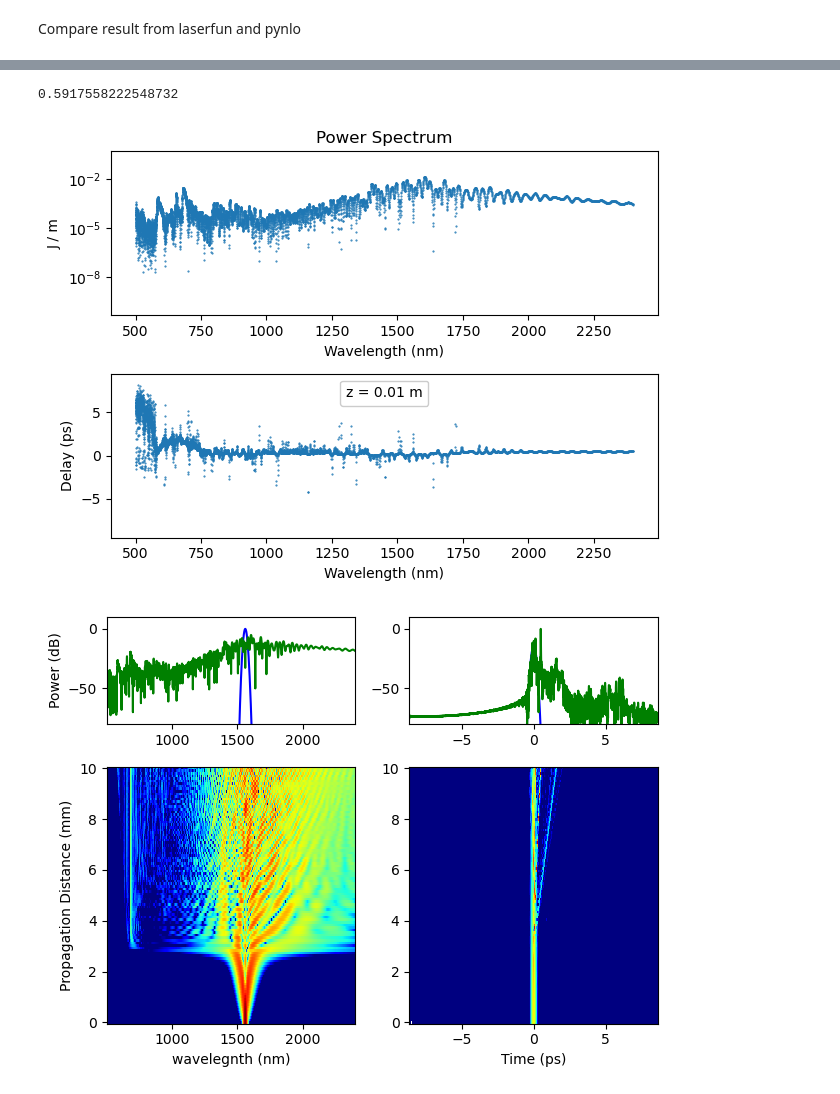
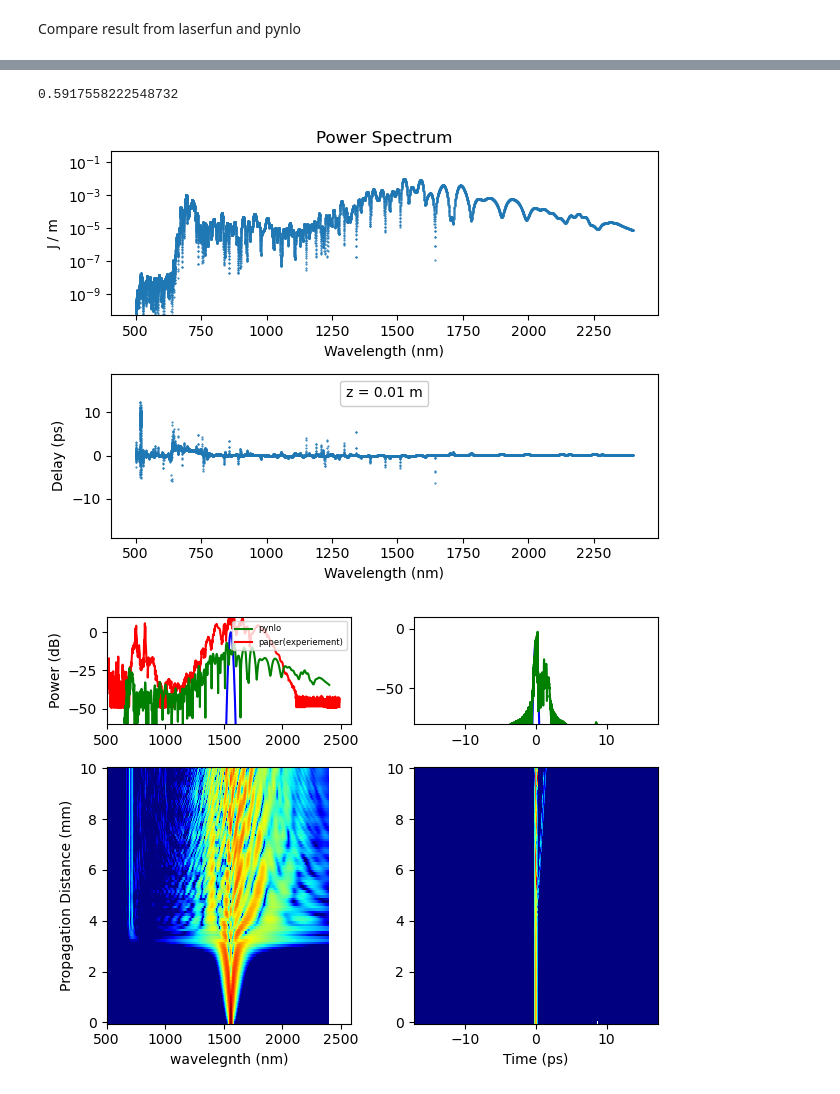
Before and after one commit to elizaleung830/SC-generation-stimulation, a Jupyter notebook: SCG_Stimulation/Benchmark/laserfun/Juanjuan 2019/code/Figure4a.ipynb, the cells around one changed output, grey strips where cells are left out. Drawn from its saved outputs; the diff is of its cells as text; code cells hidden in the pictures.

Commit message:
add simulation data

```diff
--- a/SCG_Stimulation/Benchmark/laserfun/Juanjuan 2019/code/Figure4a.ipynb
+++ b/SCG_Stimulation/Benchmark/laserfun/Juanjuan 2019/code/Figure4a.ipynb
@@ -20,7 +20,7 @@ TOD = False  # Third order dispersion (ps^3)
 FOD = False  # Fourth order dispersion
 rep_rate = 80 * 1e6 # rep rate in hz
 # simulation parameters
-Window = 4  # simulation window (ps)
+Window = 10  # simulation window (ps)
 Steps = 200  # simulation steps
 Points = 2 ** 14  # simulation points
 rtol = 1e-4  # relative error for NLSE integrator
@@ -69,7 +69,7 @@ f.set_dispersion_function(disp_function, dispersion_format='n')
 results = lf.NLSE(p, f, raman=Raman, shock=Steep, nsaves=Steps, rtol=rtol,
                   atol=atol, print_status=True)
 ###
-fig, axes = results.plot(wavelength=True, show=False, tlim=(-2, 2), flim=(500, 2500), units="dB",rep_rate= rep_rate, cparam = [50, 60])
+fig, axes = results.plot(wavelength=True, show=False, tlim=(-5, 5), flim=(500, 2500), units="dB",rep_rate= rep_rate, cparam = [50, 60])
 
 #------------- Plot reference -----------
 ref = pd.read_csv(
@@ -164,7 +164,7 @@ def dB(num):
 # Calculate Gamma
 
 
-n_points = 2**13
+n_points = 2**14
 center_wl = 1560 *1e-9
 start_wl = 500 *1e-9
 end_wl = 2400 *1e-9
@@ -236,7 +236,7 @@ mode = pynlo.medium.Mode(pulse.v_grid, beta, g3=g3, g2=g2)
 model = pynlo.model.UPE(pulse, mode)
 
 #---- Estimate step size
-local_error = 1e-4
+local_error = 1e-6
 dz = model.estimate_step_size(local_error=local_error)
 
 pulse_out, z, a_t, a_v = model.simulate(length, dz=dz, local_error=local_error, n_records=100, plot="wvl")
@@ -244,34 +244,44 @@ pulse_out, z, a_t, a_v = model.simulate(length, dz=dz, local_error=local_error,
 fig = plt.figure("Simulation Results", clear=True)
 ax0 = plt.subplot2grid((3,2), (0, 0), rowspan=1)
 ax1 = plt.subplot2grid((3,2), (0, 1), rowspan=1)
 ax2 = plt.subplot2grid((3,2), (1, 0), rowspan=2, sharex=ax0)
 ax3 = plt.subplot2grid((3,2), (1, 1), rowspan=2, sharex=ax1)
 
 p_v_dB = 10*np.log10(np.abs(a_v)**2)
 p_v_dB -= p_v_dB.max()
 
 w_grid = c/(pulse.v_grid)*1e9
 ax0.plot(w_grid, p_v_dB[0], color="b")
-ax0.plot(w_grid, p_v_dB[-1], color="g")
+ax0.plot(w_grid, p_v_dB[-1], color="g", label="pynlo")
 ax2.pcolormesh(w_grid, 1e3*z, p_v_dB,
                vmin=-40.0, vmax=0, shading="auto")
-ax0.set_ylim(bottom=-80, top=10)
+ax0.set_ylim(bottom=-60, top=10)
 ax2.set_xlabel('wavelegnth (nm)')
 
 p_t_dB = 10*np.log10(np.abs(a_t)**2)
 p_t_dB -= p_t_dB.max()
 ax1.plot(1e12*pulse.t_grid, p_t_dB[0], color="b")
 ax1.plot(1e12*pulse.t_grid, p_t_dB[-1], color="g")
 ax3.pcolormesh(1e12*pulse.t_grid, 1e3*z, p_t_dB,
                vmin=-40.0, vmax=0, shading="auto")
 ax1.set_ylim(bottom=-80, top=10)
 ax3.set_xlabel('Time (ps)')
 
 ax0.set_ylabel('Power (dB)')
 ax2.set_ylabel('Propagation Distance (mm)')
+#------------- Plot reference -----------
+ref = pd.read_csv(
+    "../reference_data/Figure4a.csv", dtype=np.float64
+)
+ref_x, ref_y = np.split(ref.values, 2, axis=1)
+
+ax0.plot(ref_x, ref_y + 30, c="red", label="paper(experiement)", zorder=0)
+ax0.legend(loc="upper right", prop={'size': 6},fontsize=8)
+
+plt.set_cmap('jet')
 fig.tight_layout()
 fig.show()
 # %% [output]
 0.5917558222548732
-[figure, old version]
+[figure, new version]
-[figure, old version]
+[figure, new version]
```
Also changed, not shown: parts of 1 cell of this notebook, 17 other files.
